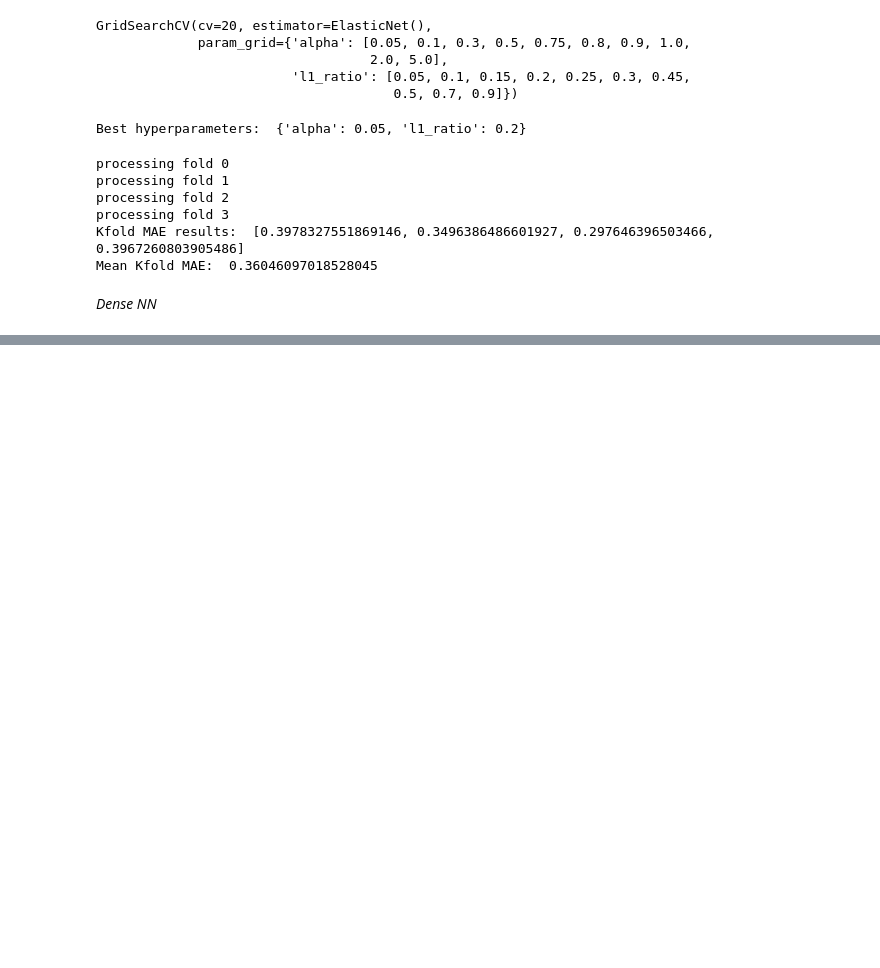
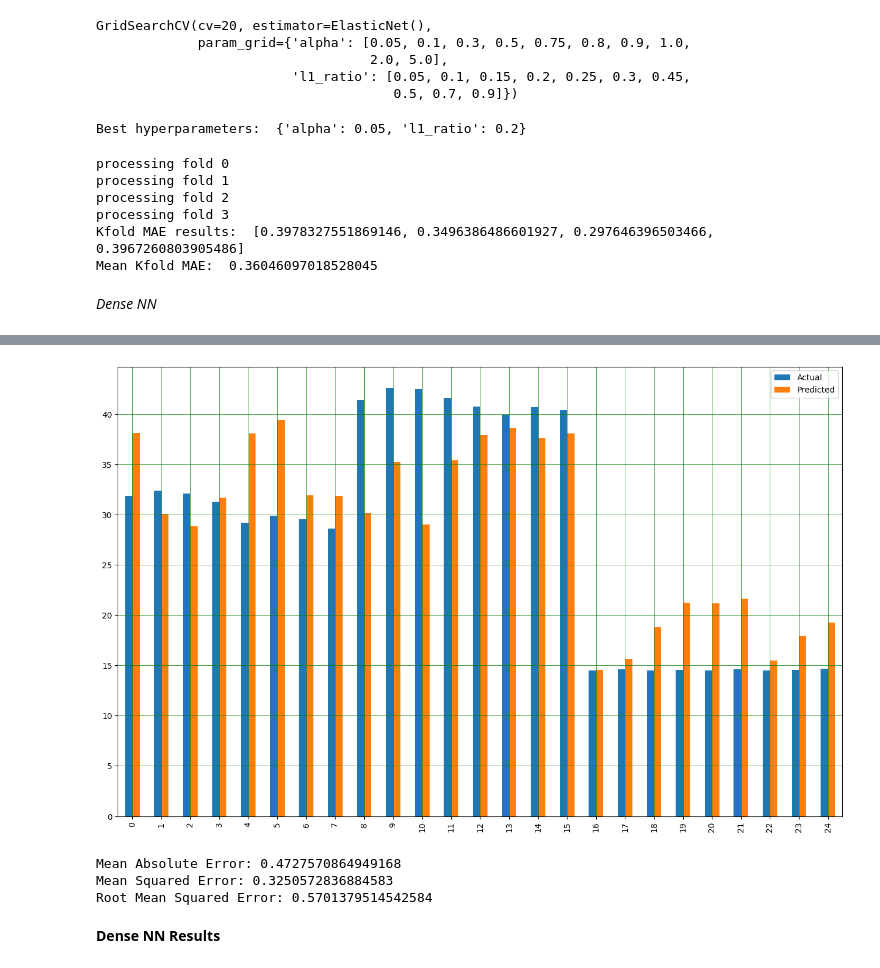
Before and after one commit to thestianchris/ML-HeatingLoad, a Jupyter notebook: coursework.ipynb, the cells around one changed output, grey strips where cells are left out. Saved outputs shown, nothing was run; the diff lists cells and outputs as text; code cells hidden in the pictures; blank space fills up the shorter version.

```diff
--- a/coursework.ipynb
+++ b/coursework.ipynb
@@ -442,0 +386,12 @@ Real:  [42.62] Predicted: [35.561836]
+# %%
+from sklearn import metrics
+
+#Get model predictions
+y_pred_lin_reg = lin_reg.predict(x_test)
+y_pred_lin_reg_inverse = scaler.inverse_transform(y_pred_lin_reg)
+
+#Invert the scaled values
+y_test_inverse = scaler.inverse_transform(y_test)
+
+lin_result = pd.DataFrame({'Actual': y_test_inverse.flatten(), 'Predicted': y_pred_lin_reg_inverse.flatten()})
+print(lin_result)
@@ -442,0 +413,19 @@ Real:  [42.62] Predicted: [35.561836]
+# %%
+#Plot results
+plot_lin_results = lin_result.head(25)
+plot_lin_results.plot(kind='bar',figsize=(16,10))
+plt.grid(which='major', linestyle='-', linewidth='0.5', color='green')
+plt.grid(which='minor', linestyle=':', linewidth='0.5', color='black')
+plt.show()
+# %% [output]
+[figure, added]
+# %%
+print('Mean Absolute Error:', metrics.mean_absolute_error(y_test, y_pred_lin_reg))
+print('Mean Squared Error:', metrics.mean_squared_error(y_test, y_pred_lin_reg))
+print('Root Mean Squared Error:', np.sqrt(metrics.mean_squared_error(y_test, y_pred_lin_reg)))
+# %% [output]
+Mean Absolute Error: 0.4727570864949168
+Mean Squared Error: 0.3250572836884583
+Root Mean Squared Error: 0.5701379514542584
+# %% [markdown]
+**Dense NN Results**
```
Also changed, not shown: parts of 23 cells of this notebook.
